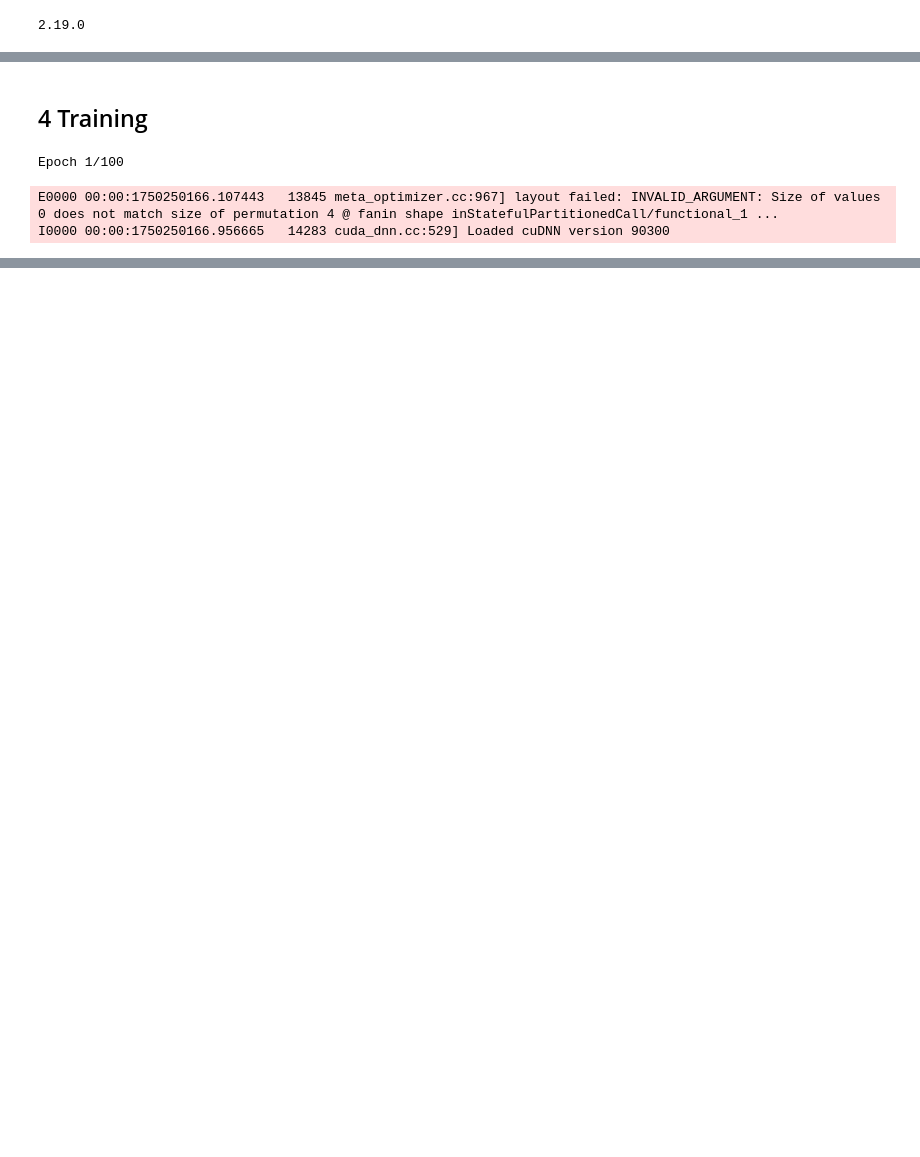
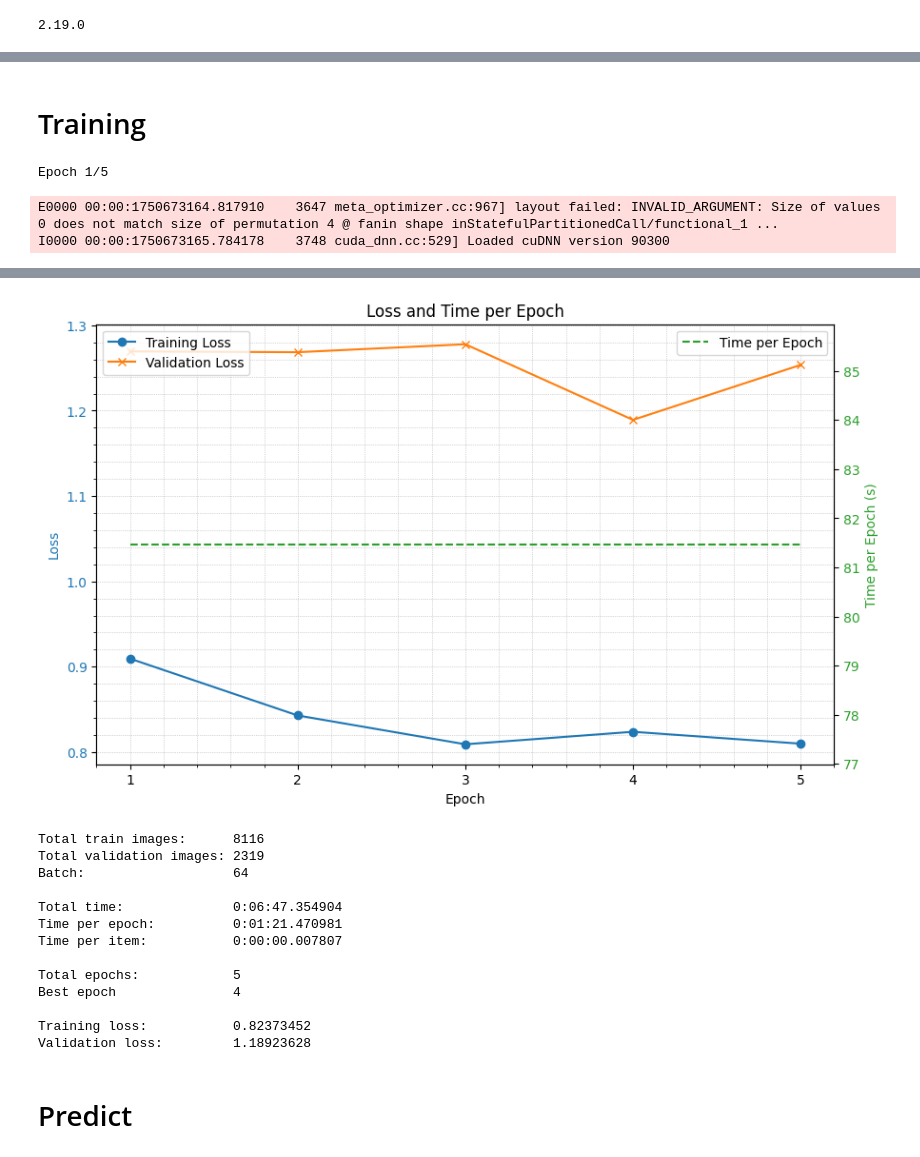
Before and after one commit to HarisMalisevic/vi-htr, a Jupyter notebook: training.ipynb, the cells around one changed output, grey strips where cells are left out. Drawn from its saved outputs; the diff is of its cells as text; code cells hidden in the pictures; blank space fills up the shorter version.

```diff
--- a/training.ipynb
+++ b/training.ipynb
@@ -30,3 +25,36 @@ I0000 00:00:1750250686.142106   14587 gpu_device.cc:2019] Created device /device
+# %%
+def plot_loss_and_time(loss, val_loss, total_time):
+    epochs = range(1, len(loss) + 1)
+    time_per_epoch = total_time / len(loss)
+    time_per_epoch_list = [time_per_epoch.total_seconds()] * len(loss)
+
+    fig, ax1 = plt.subplots(figsize=(10, 6))
+
+    color = 'tab:blue'
+    ax1.set_xlabel('Epoch')
+    ax1.set_ylabel('Loss', color=color)
+    ax1.plot(epochs, loss, label='Training Loss', color='tab:blue', marker='o')
+    ax1.plot(epochs, val_loss, label='Validation Loss', color='tab:orange', marker='x')
+    ax1.tick_params(axis='y', labelcolor=color)
+    ax1.legend(loc='upper left')
+
+    # Set x-axis ticks to integer epoch values only
+    ax1.set_xticks(epochs)
+    ax1.xaxis.set_major_locator(plt.MaxNLocator(integer=True))
+
+    # Enable minor grid lines
+    ax1.minorticks_on()
+    ax1.grid(which='both', linestyle=':', linewidth=0.5)
+
+    ax2 = ax1.twinx()
+    color = 'tab:green'
+    ax2.set_ylabel('Time per Epoch (s)', color=color)
+    ax2.plot(epochs, time_per_epoch_list, label='Time per Epoch', color=color, linestyle='--')
+    ax2.tick_params(axis='y', labelcolor=color)
+    ax2.legend(loc='upper right')
+
+    plt.title('Loss and Time per Epoch')
+    plt.show()
 # %% [markdown]
 # Training Setup
 # %% [markdown]
@@ -34,16 +62,16 @@ I0000 00:00:1750250686.142106   14587 gpu_device.cc:2019] Created device /device
 # %% [markdown]
 ### Data source and training parameters
 # %%
-SOURCE = "mine_logs_v1"
+SOURCE = "labels_w"
 '''Name of the dataset (used to build file paths for data input/output)'''
 
 ARCHITECTURE = "flor"
 '''Model architecture to use (e.g., 'flor' for a specific network design)'''
 
-EPOCHS = 1000
+EPOCHS = 5
 '''Number of times the entire training dataset will be passed through the model'''
 
-BATCH_SIZE = 16
+BATCH_SIZE = 64
 '''Number of samples processed before the model is updated.
 
 A larger batch size typically increases memory usage (since more data is loaded into memory at once) but can speed up training per epoch due to more efficient computation on modern hardware. However, very large batch sizes may require more GPU/CPU memory than available and can sometimes negatively impact model generalization. Smaller batch sizes use less memory and may generalize better, but training can be slower per epoch due to less efficient hardware utilization.
@@ -144,5 +211,5 @@ KeyboardInterrupt:
 # %% [markdown]
-## 4 Training
+# Training
 # %%
 # to calculate total and average time per epoch
 start_time = datetime.datetime.now()
@@ -180,10 +247,12 @@ t_corpus = "\n".join([
     f"Validation loss:         {min_val_loss:.8f}"
 ])
 
+plot_loss_and_time(loss, val_loss, total_time)
+
 with open(os.path.join(OUTPUT_PATH, "train.txt"), "w") as lg:
     lg.write(t_corpus)
     print(t_corpus)
 # %% [output]
-Epoch 1/100
+Epoch 1/5
-E0000 00:00:1750250166.107443   13845 meta_optimizer.cc:967] layout failed: INVALID_ARGUMENT: Size of values 0 does not match size of permutation 4 @ fanin shape inStatefulPartitionedCall/functional_1 ...
-I0000 00:00:1750250166.956665   14283 cuda_dnn.cc:529] Loaded cuDNN version 90300
+E0000 00:00:1750673164.817910    3647 meta_optimizer.cc:967] layout failed: INVALID_ARGUMENT: Size of values 0 does not match size of permutation 4 @ fanin shape inStatefulPartitionedCall/functional_1 ...
+I0000 00:00:1750673165.784178    3748 cuda_dnn.cc:529] Loaded cuDNN version 90300
@@ -189,0 +279,16 @@ I0000 00:00:1750250166.956665   14283 cuda_dnn.cc:529] Loaded cuDNN version 9030
+[figure, added]
+Total train images:      8116
+Total validation images: 2319
+Batch:                   64
+
+Total time:              0:06:47.354904
+Time per epoch:          0:01:21.470981
+Time per item:           0:00:00.007807
+
+Total epochs:            5
+Best epoch               4
+
+Training loss:           0.82373452
+Validation loss:         1.18923628
+# %% [markdown]
+# Predict
```
Also changed, not shown: parts of 12 cells of this notebook, 16 other files.
